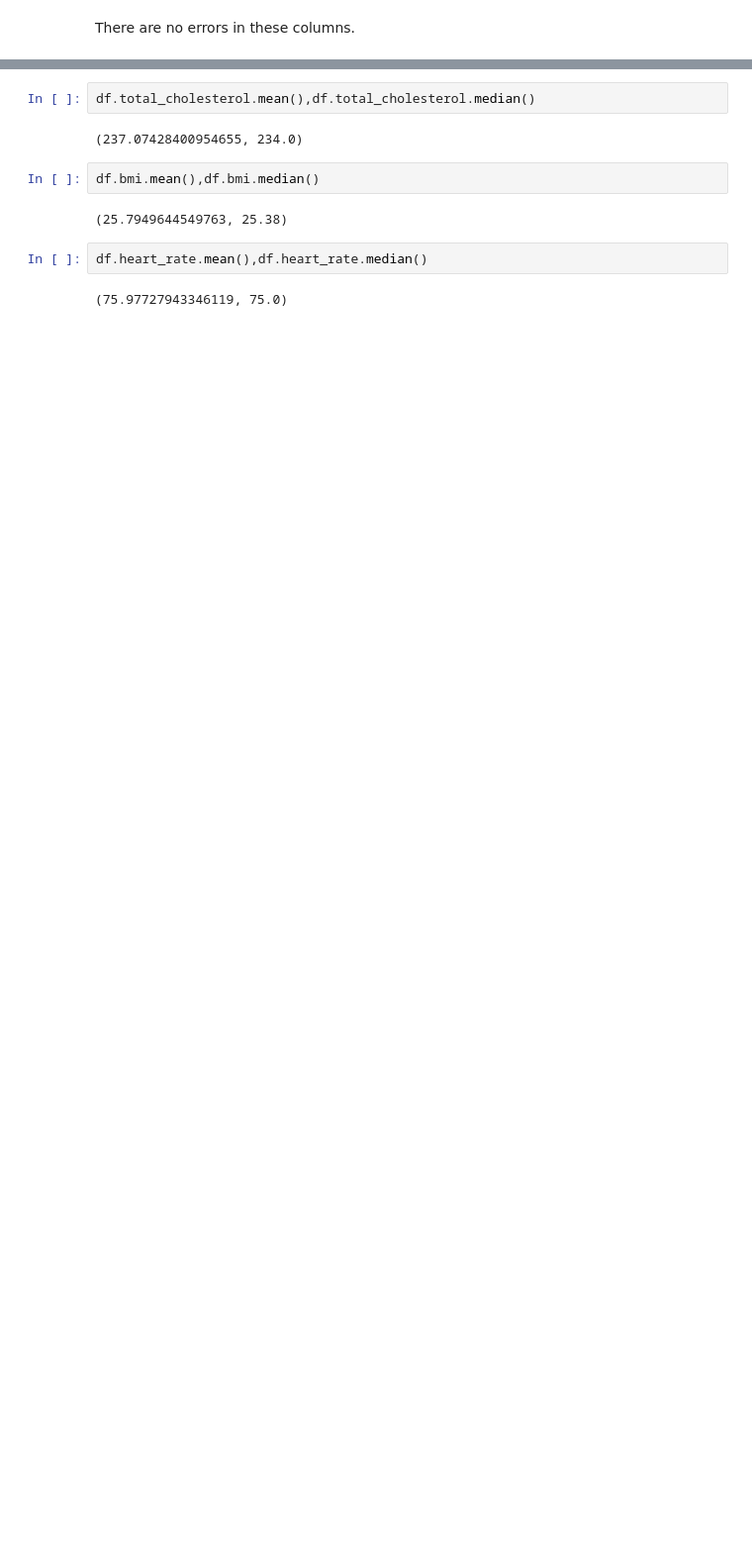
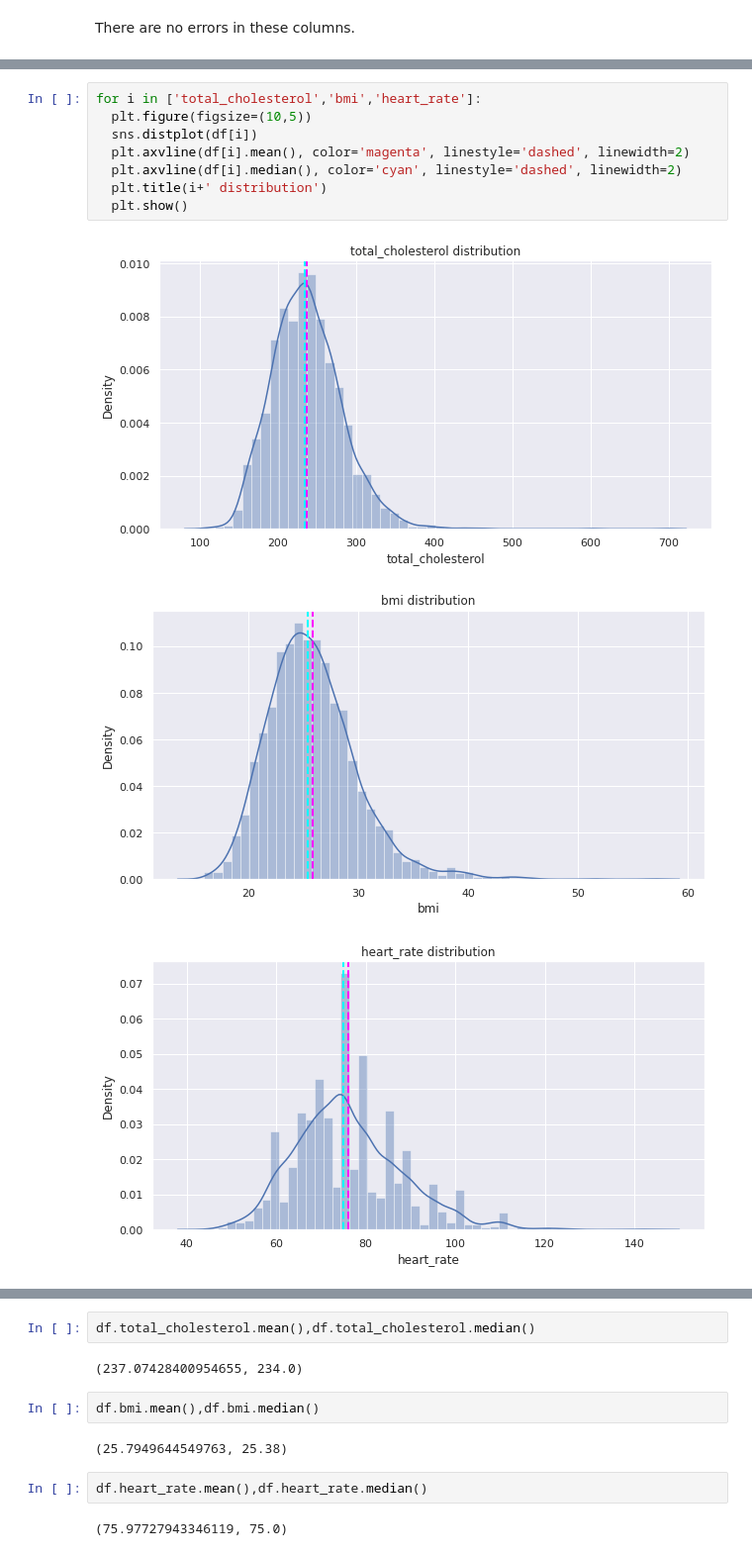
Before and after one commit to shaloy-lewis/cardiovascular_risk_prediction, a Jupyter notebook: Cardiovascular_Risk_Prediction_Shaloy_Lewis.ipynb, the cells around one changed output, grey strips where cells are left out. Shown at 99% size. Saved outputs shown, nothing was run; the diff lists cells and outputs as text; blank space fills up the shorter version.

```diff
--- a/Cardiovascular_Risk_Prediction_Shaloy_Lewis.ipynb
+++ b/Cardiovascular_Risk_Prediction_Shaloy_Lewis.ipynb
@@ -291,0 +306,12 @@ sns.boxplot(df['total_cholesterol'])
+# %%
+for i in ['total_cholesterol','bmi','heart_rate']:
+  plt.figure(figsize=(10,5))
+  sns.distplot(df[i])
+  plt.axvline(df[i].mean(), color='magenta', linestyle='dashed', linewidth=2)
+  plt.axvline(df[i].median(), color='cyan', linestyle='dashed', linewidth=2)
+  plt.title(i+' distribution')
+  plt.show()
+# %% [output]
+[figure, added]
+[figure, added]
+[figure, added]
```
Also changed, not shown: parts of 53 cells of this notebook.
